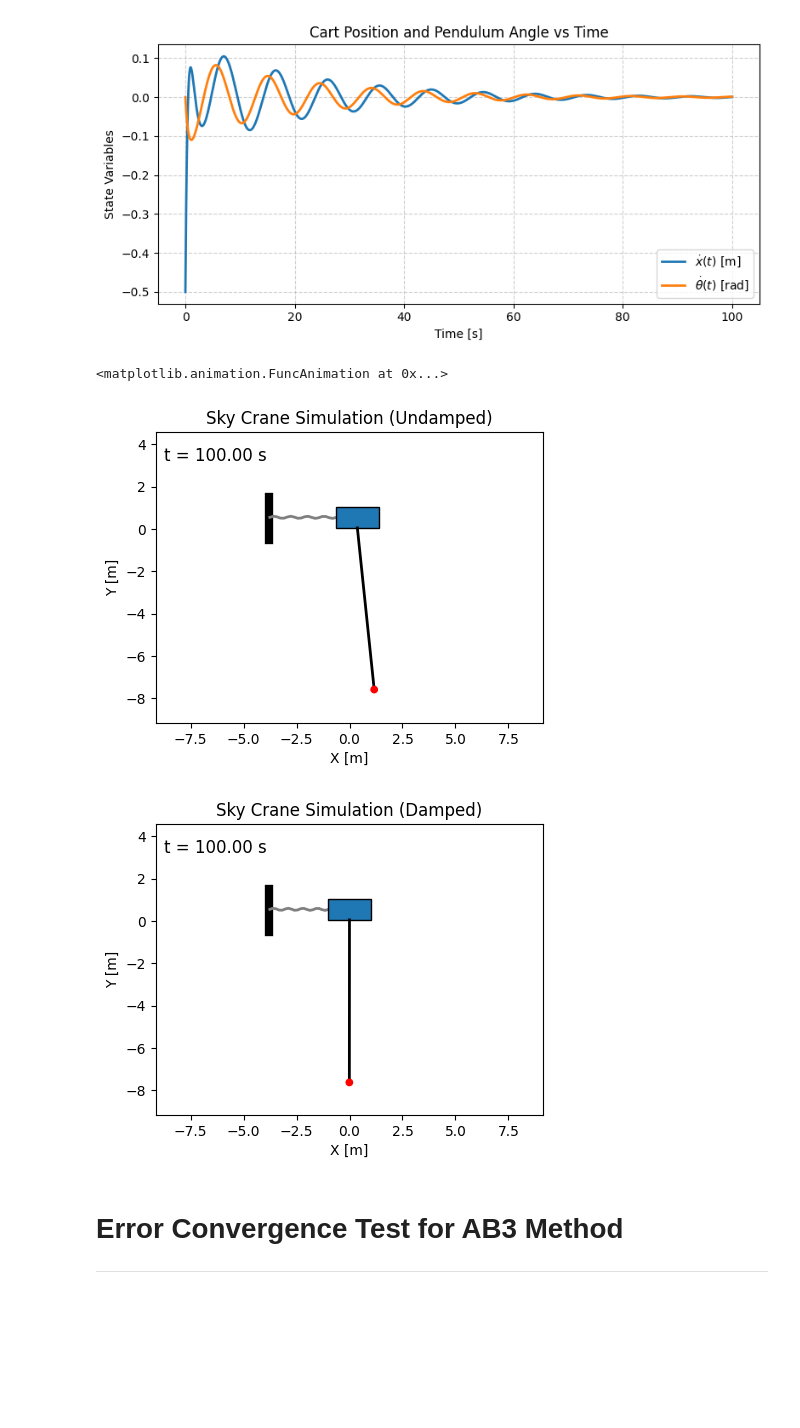
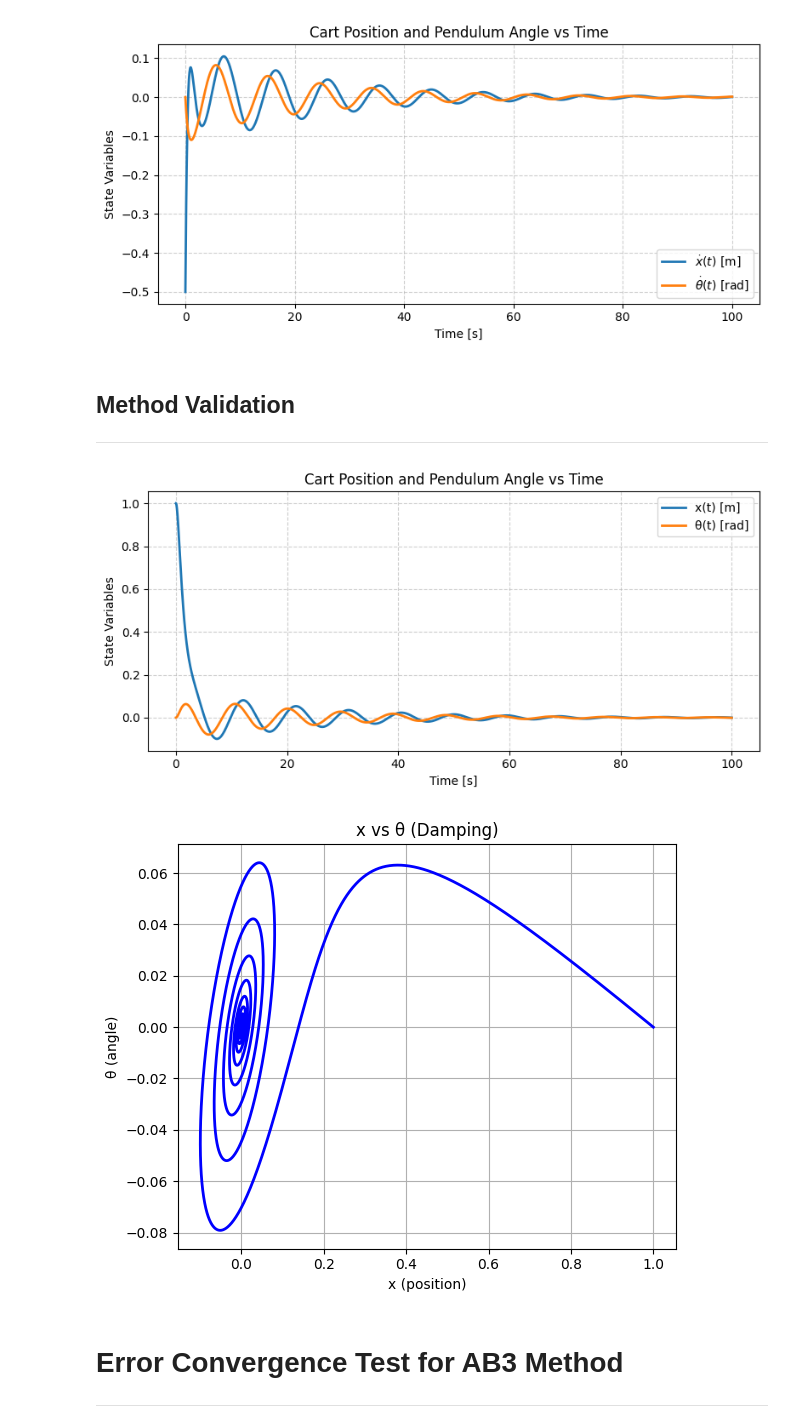
Before and after one commit to elijah-lewis5/AE370-Project-1, a Jupyter notebook: main.ipynb, the cells around one changed output. Cells and saved outputs as stored; diff of their text form; code cells hidden in the pictures; blank space fills up the shorter version.

Commit message:
Included numerical validation

```diff
--- a/main.ipynb
+++ b/main.ipynb
@@ -103,12 +103,27 @@ plot_xdot_thetadot(T_damped, U_damped)
 [figure]
 # %%
 # Create animations of the systems
-animate_skycrane(T, U, dt, skip = 10, save_path="results/skycrane.gif", title='Undamped')
-animate_skycrane(T_damped, U_damped, dt, skip = 10, save_path="results/skycrane_damped.gif", title='Damped')
+#animate_skycrane(T, U, dt, skip = 10, save_path="results/skycrane.gif", title='Undamped')
+#animate_skycrane(T_damped, U_damped, dt, skip = 10, save_path="results/skycrane_damped.gif", title='Damped')
-# %% [output]
-<matplotlib.animation.FuncAnimation at 0x...>
-[figure, removed]
-[figure, removed]
+# %% [markdown]
+## Method Validation
+
+---
+# %%
+# Graphs will be used to compare to https://www.myphysicslab.com/pendulum/cart-pendulum-en.html
+t_final = 100
+dt = 0.01
+
+# Default state variables from website
+u0 = [1,0,0,0]
+
+# Run solver with parameters defined from before, same numbers plugged into website
+U, T = ab3_solve(skycrane_damping, u0, dt, t_final)
+plot_x_theta(T, U)
+plot_x_vs_theta(U, T, title='Damping')
+# %% [output]
+[figure, added]
+[figure, added]
 # %% [markdown]
 # Error Convergence Test for AB3 Method
 
```
Also changed, not shown: parts of 1 cell of this notebook, 2 other files.
